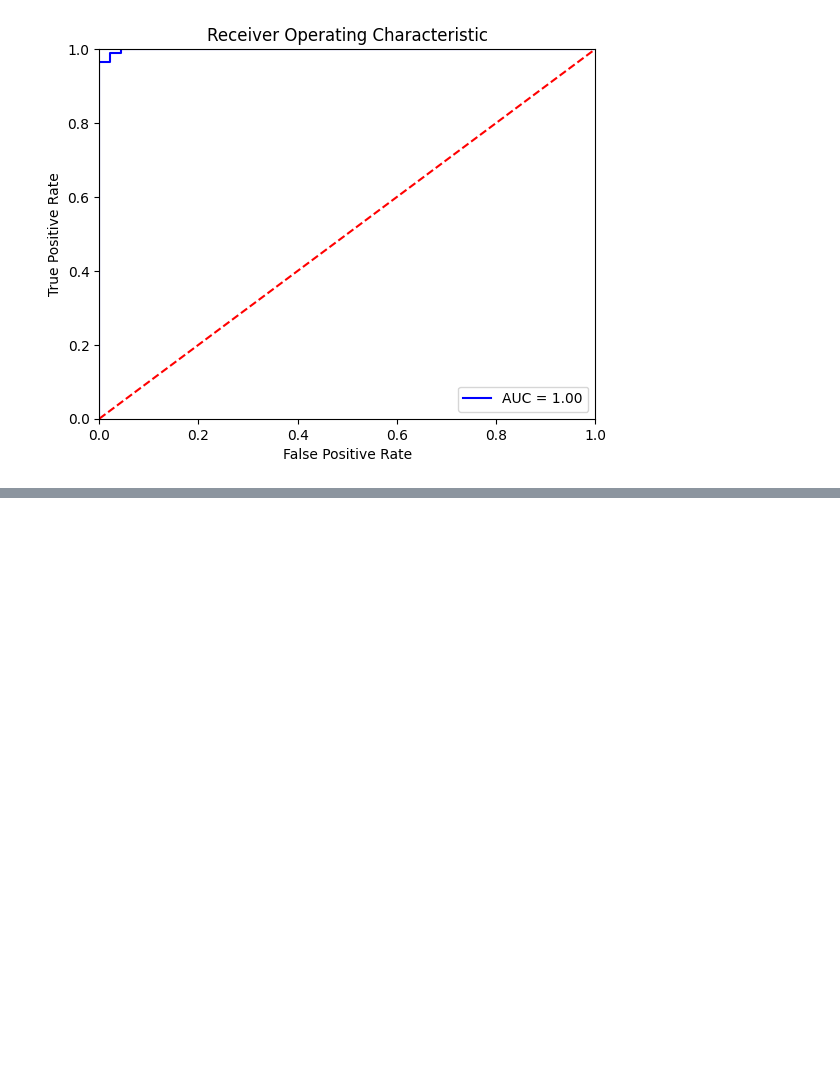
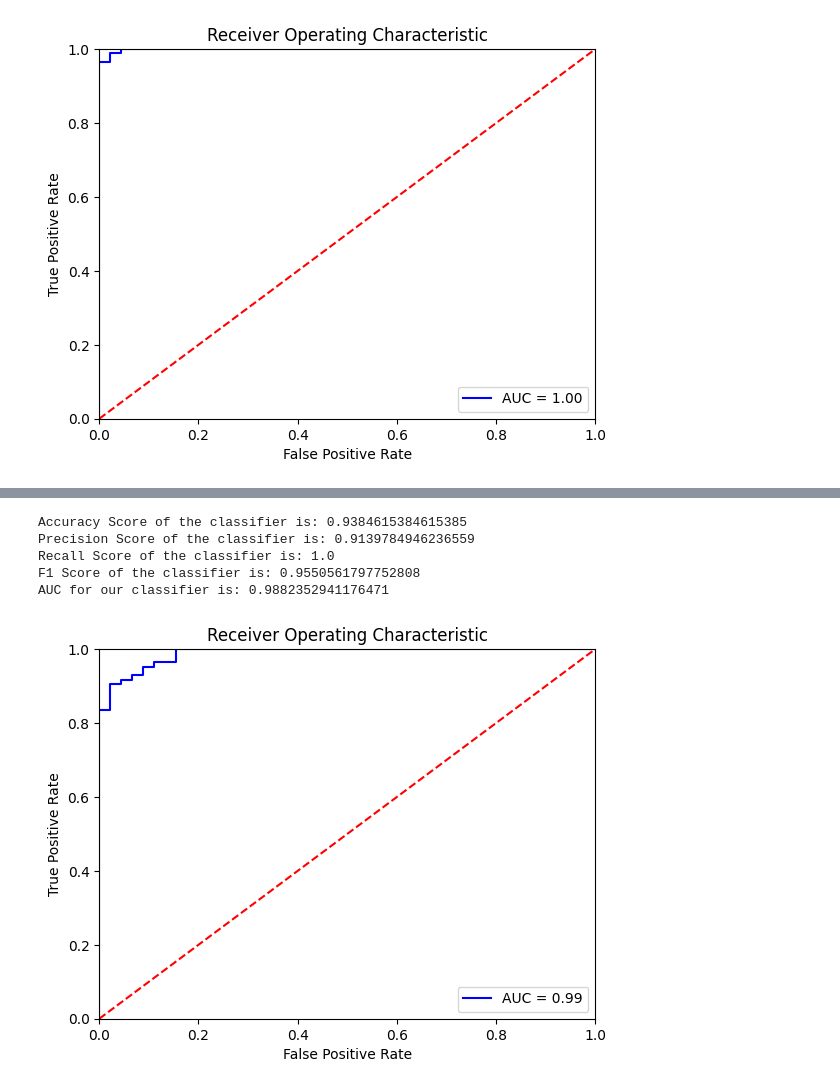
Before and after one commit to kacperwojtowicz112/HackYeah2023HWB_ATLAS, a Jupyter notebook: notebook2.ipynb, the cells around one changed output, grey strips where cells are left out. Saved outputs shown, nothing was run; the diff lists cells and outputs as text; code cells hidden in the pictures; blank space fills up the shorter version.

```diff
--- a/notebook2.ipynb
+++ b/notebook2.ipynb
@@ -121,0 +271,31 @@ pickle.dump(best_rf_random, open(model_file, 'wb'))
+# %%
+print(f"Accuracy Score of the classifier is: {accuracy_score(y_test, pred)}")
+print(f"Precision Score of the classifier is: {precision_score(y_test, pred)}")
+print(f"Recall Score of the classifier is: {recall_score(y_test, pred)}")
+print(f"F1 Score of the classifier is: {f1_score(y_test, pred)}")
+class_probabilities = best_svm_random.predict_proba(X_test)
+preds = class_probabilities[:, 1]
+
+fpr, tpr, threshold = roc_curve(y_test, preds)
+roc_auc = auc(fpr, tpr)
+
+# Printing AUC
+print(f"AUC for our classifier is: {roc_auc}")
+
+# Plotting the ROC
+plt.title('Receiver Operating Characteristic')
+plt.plot(fpr, tpr, 'b', label = 'AUC = %0.2f' % roc_auc)
+plt.legend(loc = 'lower right')
+plt.plot([0, 1], [0, 1],'r--')
+plt.xlim([0, 1])
+plt.ylim([0, 1])
+plt.ylabel('True Positive Rate')
+plt.xlabel('False Positive Rate')
+plt.show()
+# %% [output]
+Accuracy Score of the classifier is: 0.9384615384615385
+Precision Score of the classifier is: 0.9139784946236559
+Recall Score of the classifier is: 1.0
+F1 Score of the classifier is: 0.9550561797752808
+AUC for our classifier is: 0.9882352941176471
+[figure, added]
```
Also changed, not shown: parts of 10 cells of this notebook, 8 other files.
